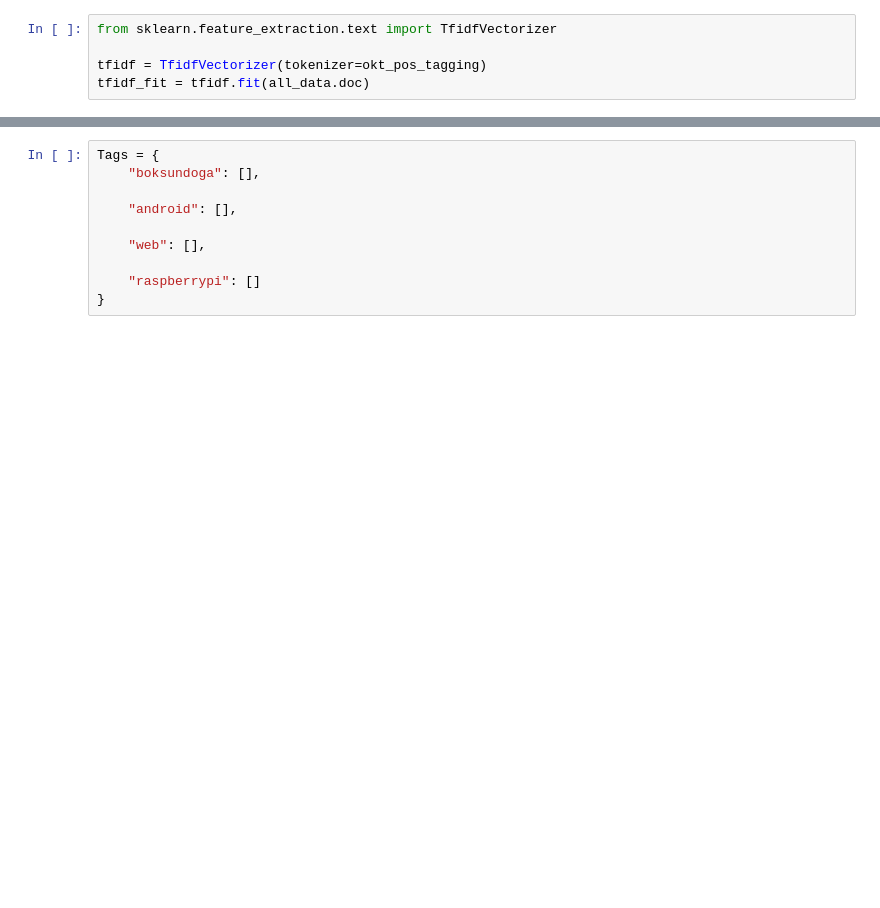
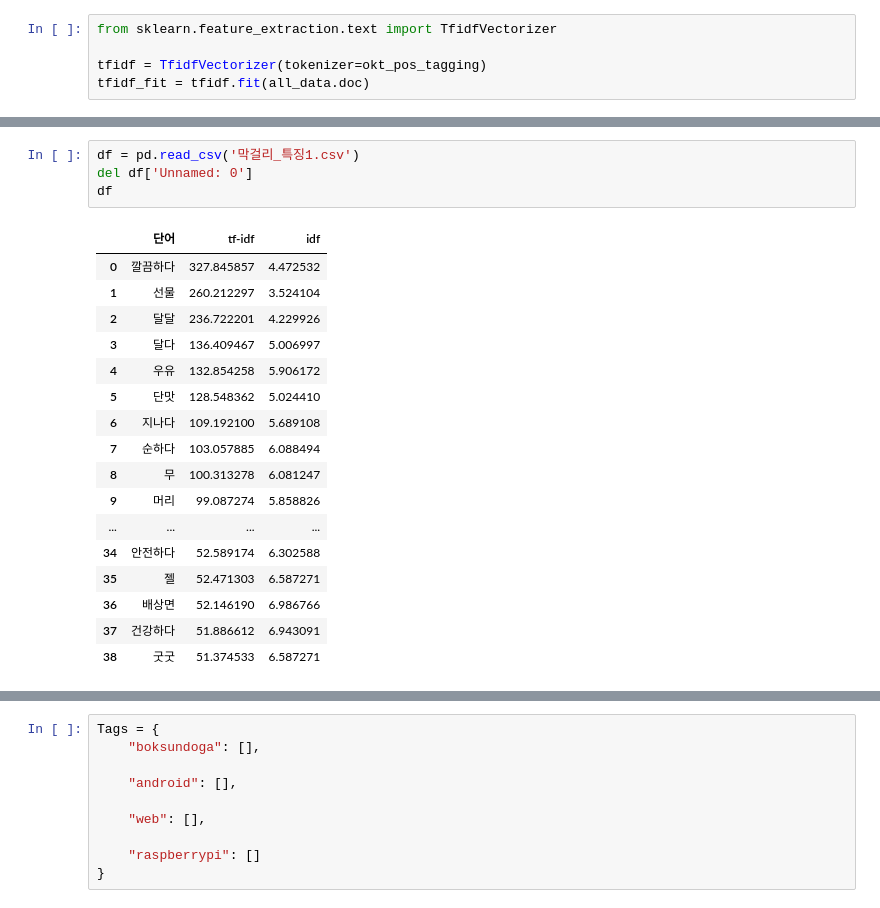
Before and after one commit to JJongSSu/Study, a Jupyter notebook: Teamproject/second/hashtag/해시태그.ipynb, the cells around one changed output, grey strips where cells are left out. Drawn from its saved outputs; the diff is of its cells as text; blank space fills up the shorter version.

```diff
--- a/Teamproject/second/hashtag/해시태그.ipynb
+++ b/Teamproject/second/hashtag/해시태그.ipynb
@@ -151,0 +166,22 @@ df
+# %%
+df = pd.read_csv('막걸리_특징1.csv')
+del df['Unnamed: 0']
+df
+# %% [output]
+|  | 단어 | tf-idf | idf |
+| 0 | 깔끔하다 | 327.845857 | 4.472532 |
+| 1 | 선물 | 260.212297 | 3.524104 |
+| 2 | 달달 | 236.722201 | 4.229926 |
+| 3 | 달다 | 136.409467 | 5.006997 |
+| 4 | 우유 | 132.854258 | 5.906172 |
+| 5 | 단맛 | 128.548362 | 5.024410 |
+| 6 | 지나다 | 109.192100 | 5.689108 |
+| 7 | 순하다 | 103.057885 | 6.088494 |
+| 8 | 무 | 100.313278 | 6.081247 |
+| 9 | 머리 | 99.087274 | 5.858826 |
+| ... | ... | ... | ... |
+| 34 | 안전하다 | 52.589174 | 6.302588 |
+| 35 | 젤 | 52.471303 | 6.587271 |
+| 36 | 배상면 | 52.146190 | 6.986766 |
+| 37 | 건강하다 | 51.886612 | 6.943091 |
+| 38 | 굿굿 | 51.374533 | 6.587271 |
```
Also changed, not shown: parts of 14 cells of this notebook, 7 other files.
